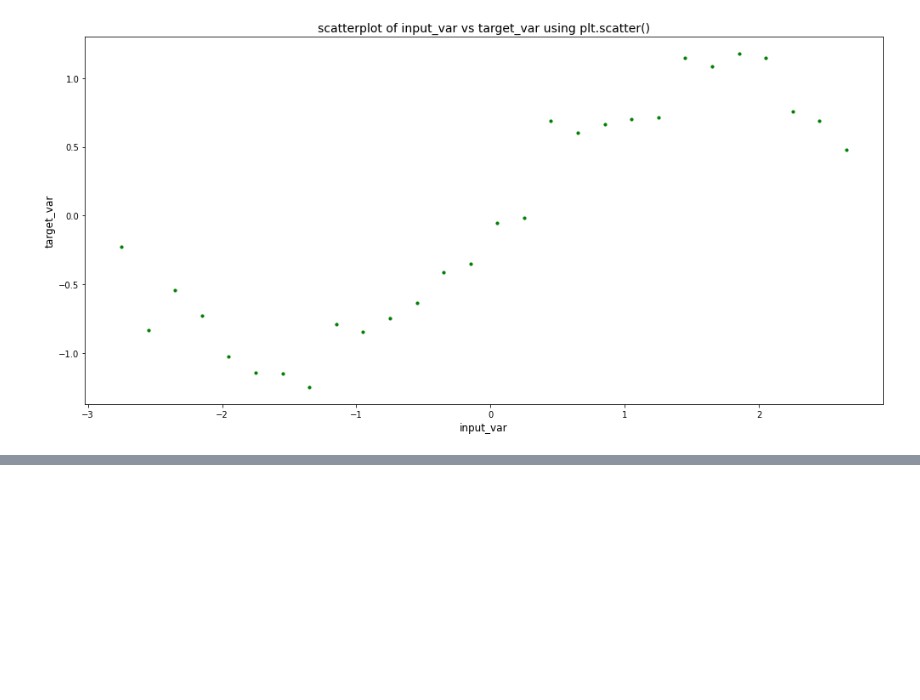
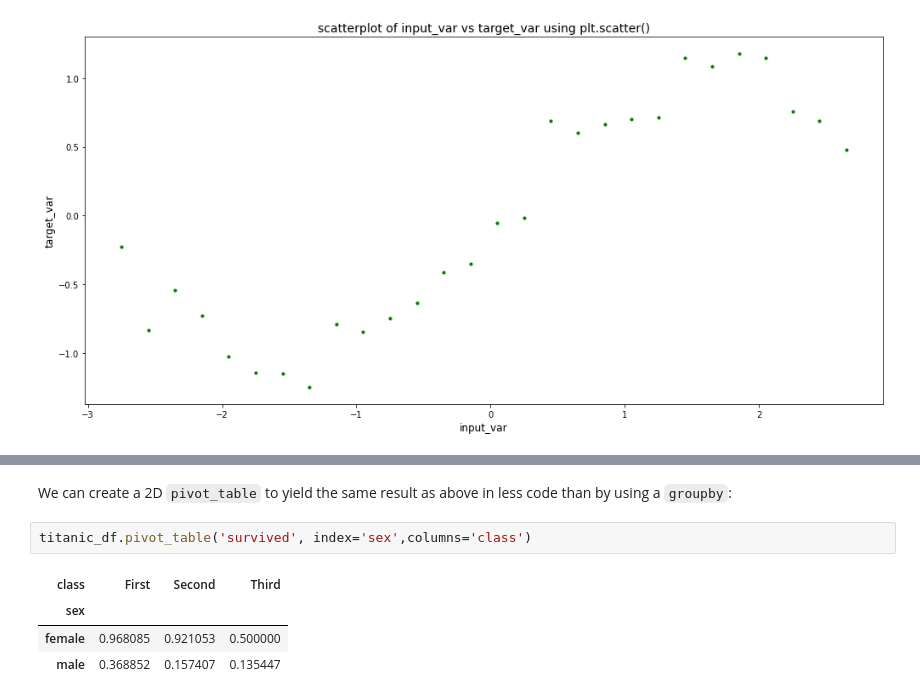
Before and after one commit to malminhas/data-analytics, a Jupyter notebook: pandas-basics-playbook2.ipynb, the cells around one changed output, grey strips where cells are left out. Drawn from its saved outputs; the diff is of its cells as text; blank space fills up the shorter version.

```diff
--- a/pandas-basics-playbook2.ipynb
+++ b/pandas-basics-playbook2.ipynb
@@ -383,0 +465,9 @@ plt.tight_layout()
+# %% [markdown]
+We can create a 2D `pivot_table` to yield the same result as above in less code than by using a `groupby`:
+# %%
+titanic_df.pivot_table('survived', index='sex',columns='class')
+# %% [output]
+| class | First | Second | Third |
+| sex |  |  |  |
+| female | 0.968085 | 0.921053 | 0.500000 |
+| male | 0.368852 | 0.157407 | 0.135447 |
```
Also changed, not shown: parts of 17 cells of this notebook.
